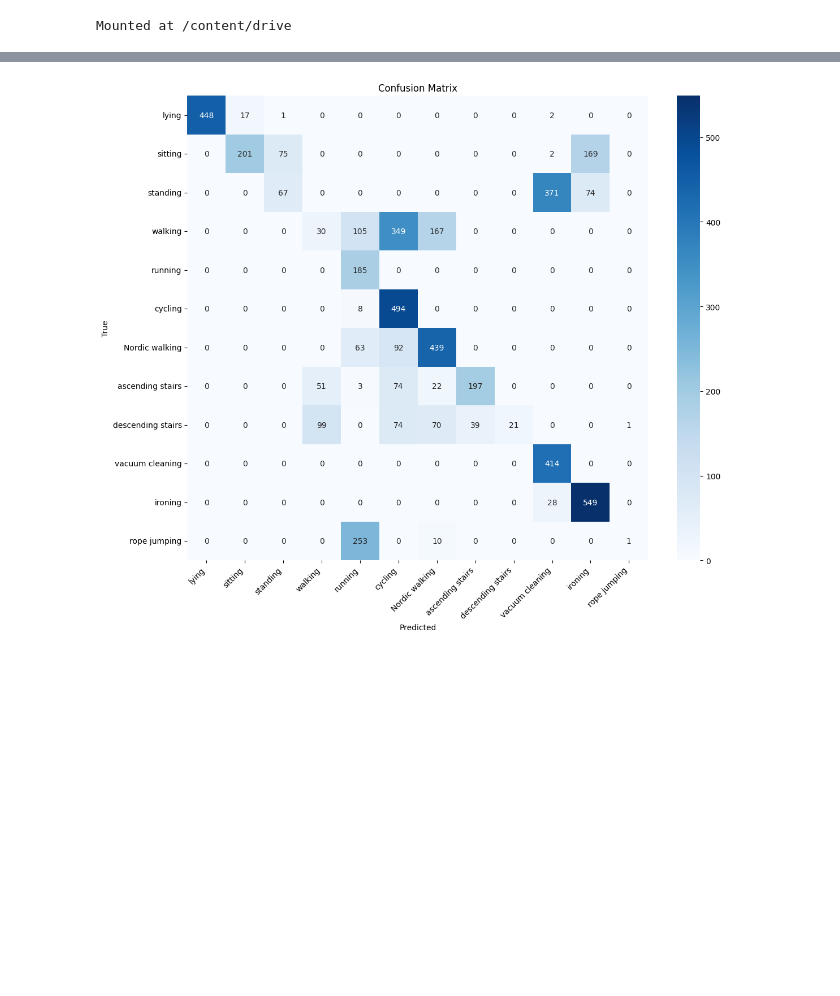
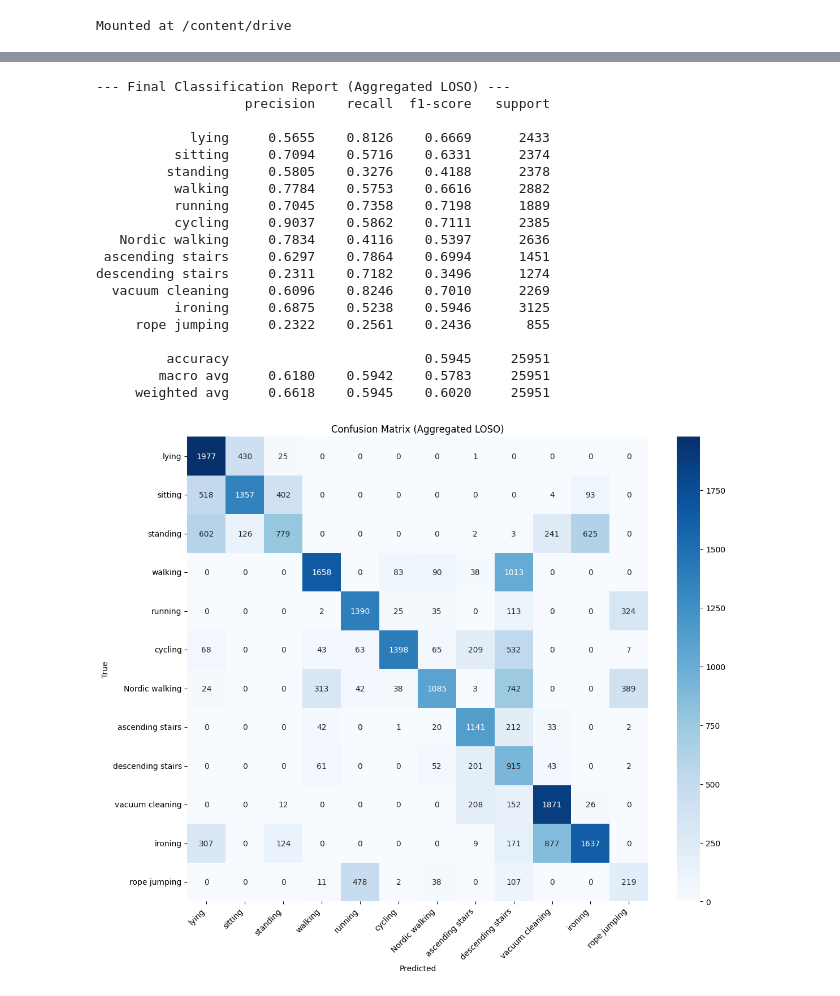
Before and after one commit to dadang6842/AI-study, a Jupyter notebook: HAR/PAMAP2/PAMAP2_CBAM_250909.ipynb, the cells around one changed output, grey strips where cells are left out. Drawn from its saved outputs; the diff is of its cells as text; code cells hidden in the pictures; blank space fills up the shorter version.

```diff
--- a/HAR/PAMAP2/PAMAP2_CBAM_250909.ipynb
+++ b/HAR/PAMAP2/PAMAP2_CBAM_250909.ipynb
@@ -372,28 +208,21 @@ Estimated Total Size (MB): 5.00
-# %%
-criterion = nn.CrossEntropyLoss()
-optimizer = optim.Adam(model.parameters(), lr=0.001)
-scheduler = optim.lr_scheduler.ReduceLROnPlateau(optimizer, mode='min', factor=0.1, patience=10, min_lr=1e-5)
 # %%
 def train_epoch(model, loader, criterion, optimizer, device):
     model.train()
     running_loss = 0.0
     correct = 0
     total = 0
-
     for batch_idx, (data, target) in enumerate(loader):
         data, target = data.to(device), target.to(device)
-
         optimizer.zero_grad()
+        data = data.permute(0, 2, 1)
         output = model(data)
         loss = criterion(output, target)
         loss.backward()
         optimizer.step()
-
         running_loss += loss.item()
         _, predicted = torch.max(output.data, 1)
         total += target.size(0)
         correct += (predicted == target).sum().item()
-
     epoch_loss = running_loss / len(loader)
     epoch_acc = 100 * correct / total
     return epoch_loss, epoch_acc
@@ -403,18 +232,16 @@ def validate_epoch(model, loader, criterion, device):
     running_loss = 0.0
     correct = 0
     total = 0
-
     with torch.no_grad():
         for data, target in loader:
             data, target = data.to(device), target.to(device)
+            data = data.permute(0, 2, 1)
             output = model(data)
             loss = criterion(output, target)
-
             running_loss += loss.item()
             _, predicted = torch.max(output.data, 1)
             total += target.size(0)
             correct += (predicted == target).sum().item()
-
     epoch_loss = running_loss / len(loader)
     epoch_acc = 100 * correct / total
     return epoch_loss, epoch_acc
@@ -499,16 +436,0 @@ Test loss: 1.7327
-# %%
-model.eval()
-all_preds = []
-all_labels = []
-
-with torch.no_grad():
-    for data, target in test_loader:
-        data, target = data.to(device), target.to(device)
-        output = model(data)
-        _, predicted = torch.max(output, 1)
-
-        all_preds.extend(predicted.cpu().numpy())
-        all_labels.extend(target.cpu().numpy())
-
-print("\nClassification Report:")
-print(classification_report(all_labels, all_preds, digits=4))
@@ -560,21 +473,41 @@ plt.show()
 # %%
+# Final Classification Report and Confusion Matrix
+print("\n--- Final Classification Report (Aggregated LOSO) ---")
 LABELS = ['lying', 'sitting', 'standing', 'walking', 'running', 'cycling',
           'Nordic walking', 'ascending stairs', 'descending stairs',
           'vacuum cleaning', 'ironing', 'rope jumping']
+target_names = [LABELS[i] for i in np.unique(all_labels)]
+print(classification_report(all_labels, all_preds, digits=4, target_names=target_names))
 
 cm = confusion_matrix(all_labels, all_preds)
 
 plt.figure(figsize=(12, 10))
 sns.heatmap(cm, annot=True, fmt="d", cmap="Blues")
 plt.xlabel('Predicted')
 plt.ylabel('True')
-plt.title('Confusion Matrix')
-
-if num_classes <= len(LABELS):
-    plt.gca().set_xticklabels(LABELS[:num_classes], rotation=45, ha='right')
-    plt.gca().set_yticklabels(LABELS[:num_classes], rotation=0)
-
+plt.title('Confusion Matrix (Aggregated LOSO)')
+plt.gca().set_xticklabels(target_names, rotation=45, ha='right')
+plt.gca().set_yticklabels(target_names, rotation=0)
 plt.tight_layout()
 plt.show()
 # %% [output]
+--- Final Classification Report (Aggregated LOSO) ---
+                   precision    recall  f1-score   support
+
+            lying     0.5655    0.8126    0.6669      2433
+          sitting     0.7094    0.5716    0.6331      2374
+         standing     0.5805    0.3276    0.4188      2378
+          walking     0.7784    0.5753    0.6616      2882
+          running     0.7045    0.7358    0.7198      1889
+          cycling     0.9037    0.5862    0.7111      2385
+   Nordic walking     0.7834    0.4116    0.5397      2636
+ ascending stairs     0.6297    0.7864    0.6994      1451
+descending stairs     0.2311    0.7182    0.3496      1274
+  vacuum cleaning     0.6096    0.8246    0.7010      2269
+          ironing     0.6875    0.5238    0.5946      3125
+     rope jumping     0.2322    0.2561    0.2436       855
+
+         accuracy                         0.5945     25951
+        macro avg     0.6180    0.5942    0.5783     25951
+     weighted avg     0.6618    0.5945    0.6020     25951
-[figure, old version]
+[figure, new version]
```
Also changed, not shown: parts of 23 cells of this notebook, 6 other files.
